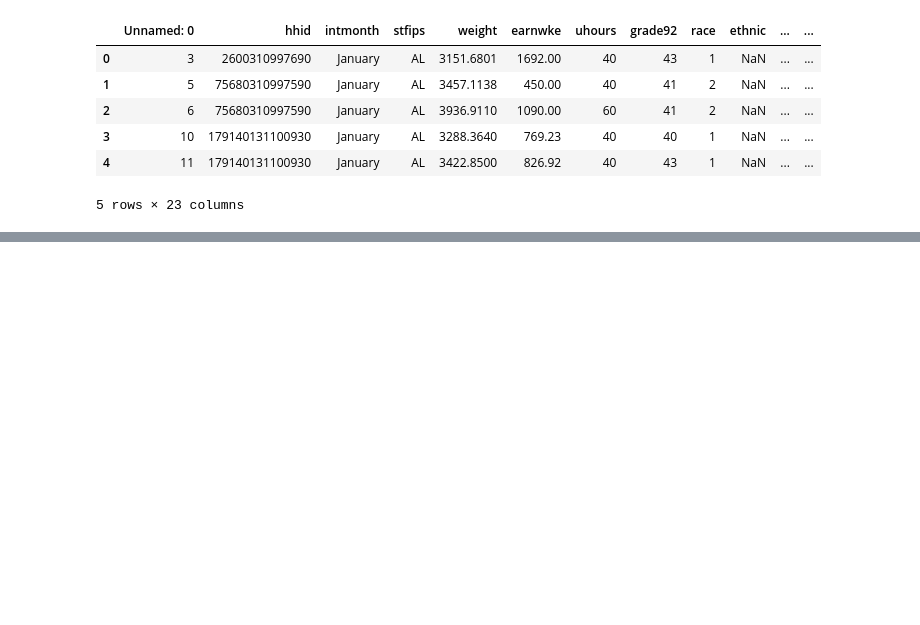
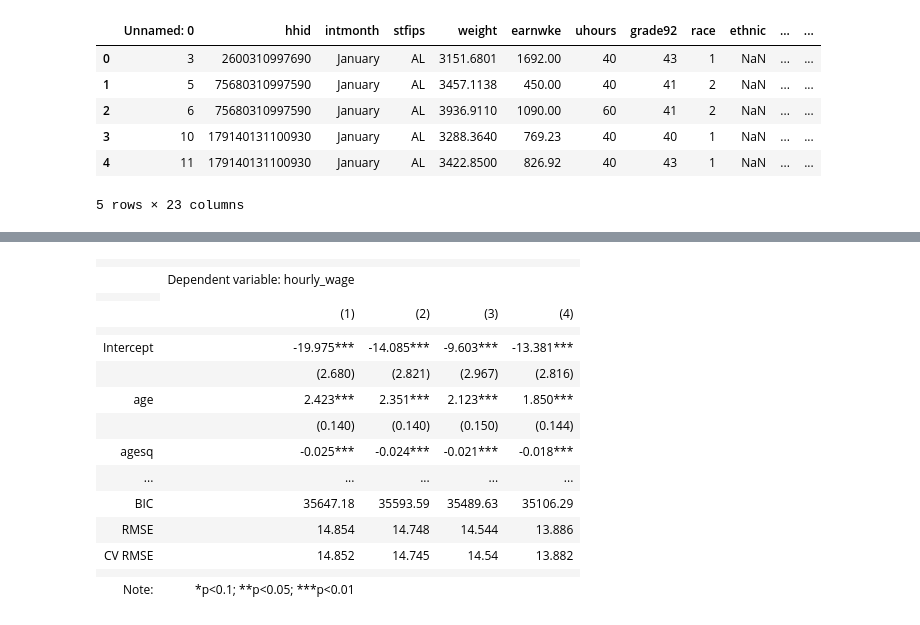
Before and after one commit to viethngn/Data_Analysis_3_ECBS5171, a Jupyter notebook: assignment1/assignment1_viethngn.ipynb, the cells around one changed output, grey strips where cells are left out. Cells and saved outputs as stored; diff of their text form; code cells hidden in the pictures; blank space fills up the shorter version.

Commit message:
Add cross validation & compute the rmse

```diff
--- a/assignment1/assignment1_viethngn.ipynb
+++ b/assignment1/assignment1_viethngn.ipynb
@@ -184,0 +174,19 @@ sg
+# %%
+# regression formulas
+reg_formulas = ["hourly_wage~age+agesq",
+                "hourly_wage~age+agesq+citizen",
+                "hourly_wage~age+agesq+citizen+female+ownchild",
+                "hourly_wage~age+agesq+citizen+female+ownchild+ed_BA+ed_PostGrad"]
+# %%
+k = KFold(n_splits=5, shuffle=False, random_state=None)
+
+# create 4 cross validations
+cv1 = cv_reg(reg_formulas[0], comp_sample, k, "HC1")
+cv2 = cv_reg(reg_formulas[1], comp_sample, k, "HC1")
+cv3 = cv_reg(reg_formulas[2], comp_sample, k, "HC1")
+cv4 = cv_reg(reg_formulas[3], comp_sample, k, "HC1")
+
+cv_list = [cv1, cv2, cv3, cv4]
+
+cv_summary = summarize_cv(cv_list).round(decimals=3)
+cv_summary
@@ -184,0 +201,33 @@ sg
+# %%
+# create the regression models
+reg1 = smf.ols(formula=reg_formulas[0], data=comp_sample).fit(cov_type="HC1")
+reg2 = smf.ols(formula=reg_formulas[1], data=comp_sample).fit(cov_type="HC1")
+reg3 = smf.ols(formula=reg_formulas[2], data=comp_sample).fit(cov_type="HC1")
+reg4 = smf.ols(formula=reg_formulas[3], data=comp_sample).fit(cov_type="HC1")
+
+reg_list = [reg1, reg2, reg3, reg4]
+bic = [round(x.bic, 2) for x in reg_list]
+rmse_all = [round(rmse(comp_sample[reg_formulas[x].split("~")[0]], reg_list[x].predict()), 3) for x in range(len(reg_list))]
+rmse_kfold = (cv_summary.loc['Average']).tolist()
+sg = stargazer.Stargazer(reg_list)
+sg.add_line('BIC', bic, location=stargazer.LineLocation.FOOTER_BOTTOM)
+sg.add_line('RMSE', rmse_all, location=stargazer.LineLocation.FOOTER_BOTTOM)
+sg.add_line('CV RMSE', rmse_kfold, location=stargazer.LineLocation.FOOTER_BOTTOM)
+sg
+# %% [output]
+|  |  |  |  |  |
+|  | Dependent variable: hourly_wage |  |  |  |
+|  |
+|  | (1) | (2) | (3) | (4) |
+|  |  |  |  |  |
+| Intercept | -19.975*** | -14.085*** | -9.603*** | -13.381*** |
+|  | (2.680) | (2.821) | (2.967) | (2.816) |
+| age | 2.423*** | 2.351*** | 2.123*** | 1.850*** |
+|  | (0.140) | (0.140) | (0.150) | (0.144) |
+| agesq | -0.025*** | -0.024*** | -0.021*** | -0.018*** |
+| ... | ... | ... | ... | ... |
+| BIC | 35647.18 | 35593.59 | 35489.63 | 35106.29 |
+| RMSE | 14.854 | 14.748 | 14.544 | 13.886 |
+| CV RMSE | 14.852 | 14.745 | 14.54 | 13.882 |
+|  |  |  |  |  |
+| Note: | *p<0.1; **p<0.05; ***p<0.01 |  |  |  |
```
Also changed, not shown: parts of 10 cells of this notebook.
